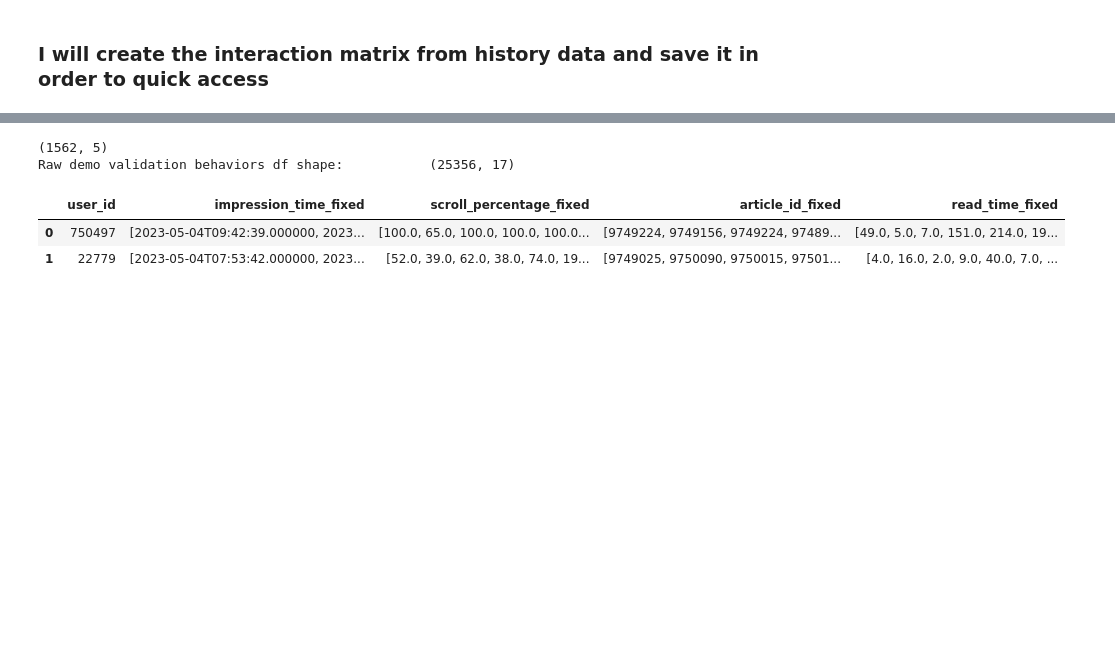
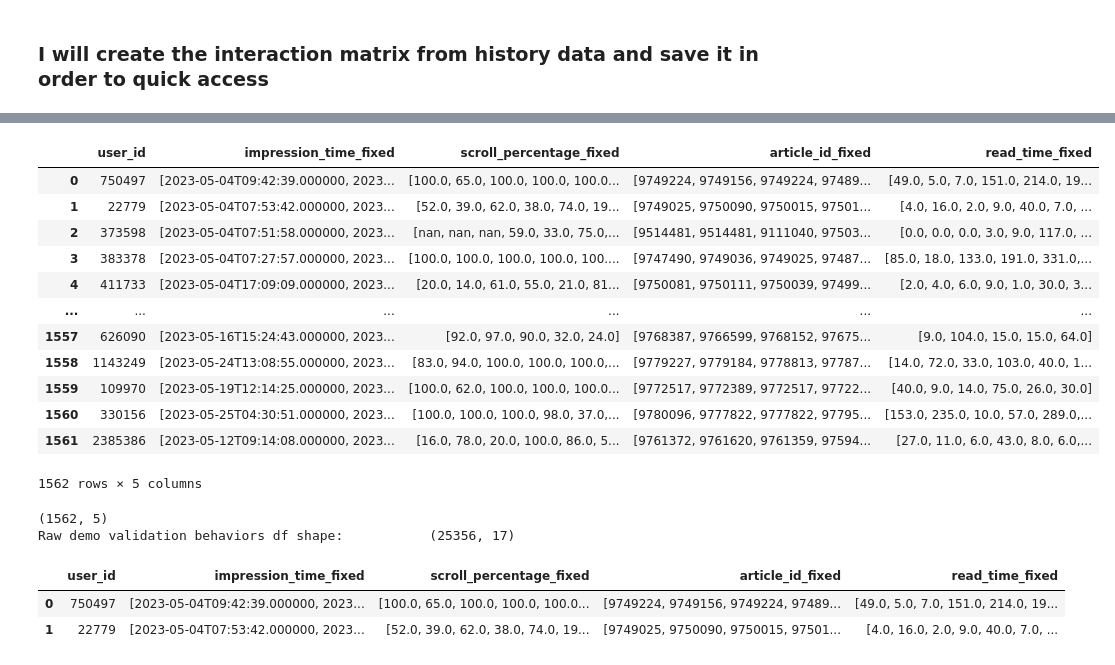
Before and after one commit to akisgazepidis/Recommendation_System_RecSys_Challenge_2024, a Jupyter notebook: 1. RS_Create_Interraction_Matrix.ipynb, the cells around one changed output, grey strips where cells are left out. Cells and saved outputs as stored; diff of their text form; code cells hidden in the pictures; blank space fills up the shorter version.

```diff
--- a/1. RS_Create_Interraction_Matrix.ipynb
+++ b/1. RS_Create_Interraction_Matrix.ipynb
@@ -10,3 +30,19 @@ pd.set_option('display.max_columns', None)
+# %%
+history_df
+# %% [output]
+|  | user_id | impression_time_fixed | scroll_percentage_fixed | article_id_fixed | read_time_fixed |
+| 0 | 750497 | [2023-05-04T09:42:39.000000, 2023... | [100.0, 65.0, 100.0, 100.0, 100.0... | [9749224, 9749156, 9749224, 97489... | [49.0, 5.0, 7.0, 151.0, 214.0, 19... |
+| 1 | 22779 | [2023-05-04T07:53:42.000000, 2023... | [52.0, 39.0, 62.0, 38.0, 74.0, 19... | [9749025, 9750090, 9750015, 97501... | [4.0, 16.0, 2.0, 9.0, 40.0, 7.0, ... |
+| 2 | 373598 | [2023-05-04T07:51:58.000000, 2023... | [nan, nan, nan, 59.0, 33.0, 75.0,... | [9514481, 9514481, 9111040, 97503... | [0.0, 0.0, 0.0, 3.0, 9.0, 117.0, ... |
+| 3 | 383378 | [2023-05-04T07:27:57.000000, 2023... | [100.0, 100.0, 100.0, 100.0, 100.... | [9747490, 9749036, 9749025, 97487... | [85.0, 18.0, 133.0, 191.0, 331.0,... |
+| 4 | 411733 | [2023-05-04T17:09:09.000000, 2023... | [20.0, 14.0, 61.0, 55.0, 21.0, 81... | [9750081, 9750111, 9750039, 97499... | [2.0, 4.0, 6.0, 9.0, 1.0, 30.0, 3... |
+| ... | ... | ... | ... | ... | ... |
+| 1557 | 626090 | [2023-05-16T15:24:43.000000, 2023... | [92.0, 97.0, 90.0, 32.0, 24.0] | [9768387, 9766599, 9768152, 97675... | [9.0, 104.0, 15.0, 15.0, 64.0] |
+| 1558 | 1143249 | [2023-05-24T13:08:55.000000, 2023... | [83.0, 94.0, 100.0, 100.0, 100.0,... | [9779227, 9779184, 9778813, 97787... | [14.0, 72.0, 33.0, 103.0, 40.0, 1... |
+| 1559 | 109970 | [2023-05-19T12:14:25.000000, 2023... | [100.0, 62.0, 100.0, 100.0, 100.0... | [9772517, 9772389, 9772517, 97722... | [40.0, 9.0, 14.0, 75.0, 26.0, 30.0] |
+| 1560 | 330156 | [2023-05-25T04:30:51.000000, 2023... | [100.0, 100.0, 100.0, 98.0, 37.0,... | [9780096, 9777822, 9777822, 97795... | [153.0, 235.0, 10.0, 57.0, 289.0,... |
+| 1561 | 2385386 | [2023-05-12T09:14:08.000000, 2023... | [16.0, 78.0, 20.0, 100.0, 86.0, 5... | [9761372, 9761620, 9761359, 97594... | [27.0, 11.0, 6.0, 43.0, 8.0, 6.0,... |
+1562 rows × 5 columns
 # %%
 size = 'demo'
 type_ = 'validation'
```
Also changed, not shown: parts of 1 cell of this notebook, 5 other files.
